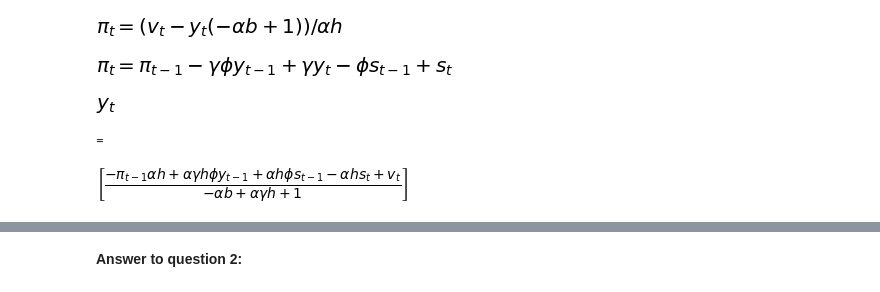
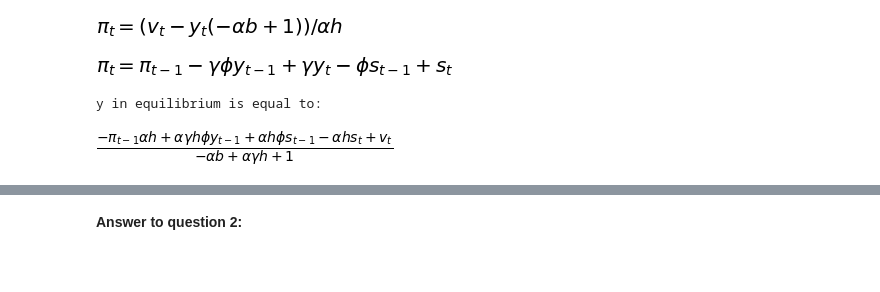
Before and after one commit to KristinaMariaSoerensen/projects-2019-chx, a Jupyter notebook: examproject/exam_2019.ipynb, the cells around one changed output, grey strips where cells are left out. Cells and saved outputs as stored; diff of their text form; code cells hidden in the pictures; blank space fills up the shorter version.

```diff
--- a/examproject/exam_2019.ipynb
+++ b/examproject/exam_2019.ipynb
@@ -232,8 +229,8 @@ pi_t = sm.symbols('\pi_t')
 y_t = sm.symbols('y_t')
 
 # past periods
-y_past = sm.symbols('y_{t-1}')
+y_past = sm.symbols('y_t-1')
 pi_past = sm.symbols('\pi_{t-1}')
-s_past = sm.symbols('s_{t-1}')
+s_past = sm.symbols('s_t-1')
 # %%
 # AD-curve:
@@ -248,20 +245,17 @@ sras
 # %% [output]
 [figure]
 # %%
-# We solve to get isolate y in the equalibrium
+# We solve to isolate y in the equalibrium
 
 pi_ad = (1/(h*alpha))*(v_t-(1-b*alpha)*y_t)
 pi_sras = pi_past + gamma*y_t - phi*gamma*y_past + s_t - phi*s_past
 
 equal = sm.Eq(pi_ad, pi_sras)
 
 # y_t equals in equalibrium
-solve = sm.solve(equal,y_t)
-
-display(y_t)
-print('=')
-solve
+print('y in equilibrium is equal to:')
+y_equal = sm.solve(equal,y_t)[0]
+y_equal
 # %% [output]
+y in equilibrium is equal to:
-[figure, old version]
+[figure, new version]
-=
-[figure, removed]
```
Also changed, not shown: parts of 7 cells of this notebook.
